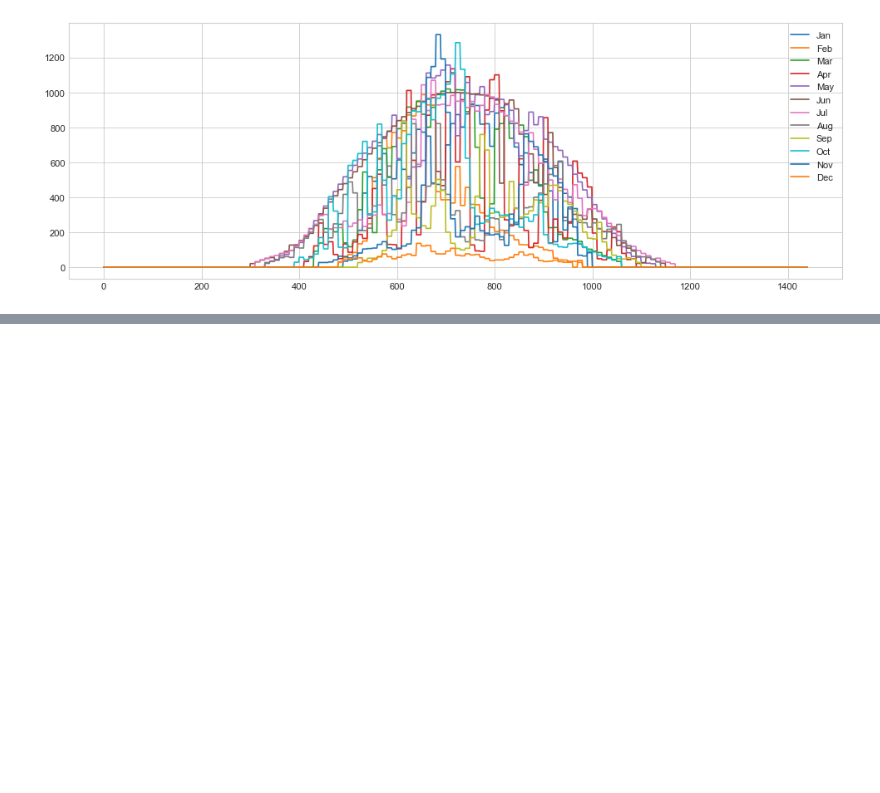
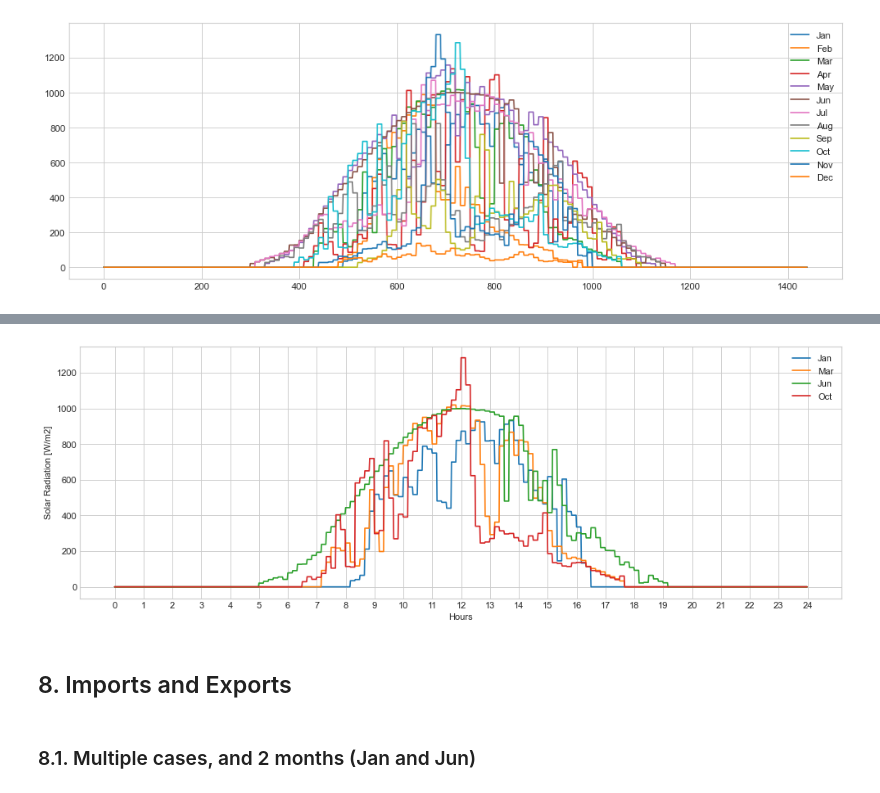
Before and after one commit to idloea/extended-open, a Jupyter notebook: notebooks/20230703-090301/analysis.ipynb, the cells around one changed output, grey strips where cells are left out. Cells and saved outputs as stored; diff of their text form; code cells hidden in the pictures; blank space fills up the shorter version.

```diff
--- a/notebooks/20230703-090301/analysis.ipynb
+++ b/notebooks/20230703-090301/analysis.ipynb
@@ -907,7 +907,7 @@ np.array(june_ambient_temperature_in_degree_celsius).max() - 25
 ## 7. PV profile plot
 # %%
 cases_file_path = 'C:/python/personal/my-open/data/cases'
-yaml_files = os.listdir(case_file_path)
+yaml_files = os.listdir(cases_file_path)
 yaml_files
 # %% [output]
 ['01.yaml',
@@ -999,0 +1016,20 @@ for column in photovoltaic_profile_df.columns:
+# %%
+length = len(photovoltaic_profile_df['Jan'])
+hours_per_day = 24
+resolution = hours_per_day / length
+hours = np.arange(0, 24, resolution)
+# %%
+months = ['Jan', 'Mar', 'Jun', 'Oct']
+figure = plt.figure(num=None, figsize=(15, 5), dpi=80, facecolor='w', edgecolor='k')
+for column in months:
+    plt.plot(hours, photovoltaic_profile_df[column], label=column)
+    plt.xticks(np.arange(0, 25, 1))
+    plt.legend()
+    plt.xlabel('Hours')
+    plt.ylabel('Solar Radiation [W/m2]')
+# %% [output]
+[figure, added]
+# %% [markdown]
+## 8. Imports and Exports
+# %% [markdown]
+### 8.1. Multiple cases, and 2 months (Jan and Jun)
```
Also changed, not shown: parts of 32 cells of this notebook, 2 other files.
